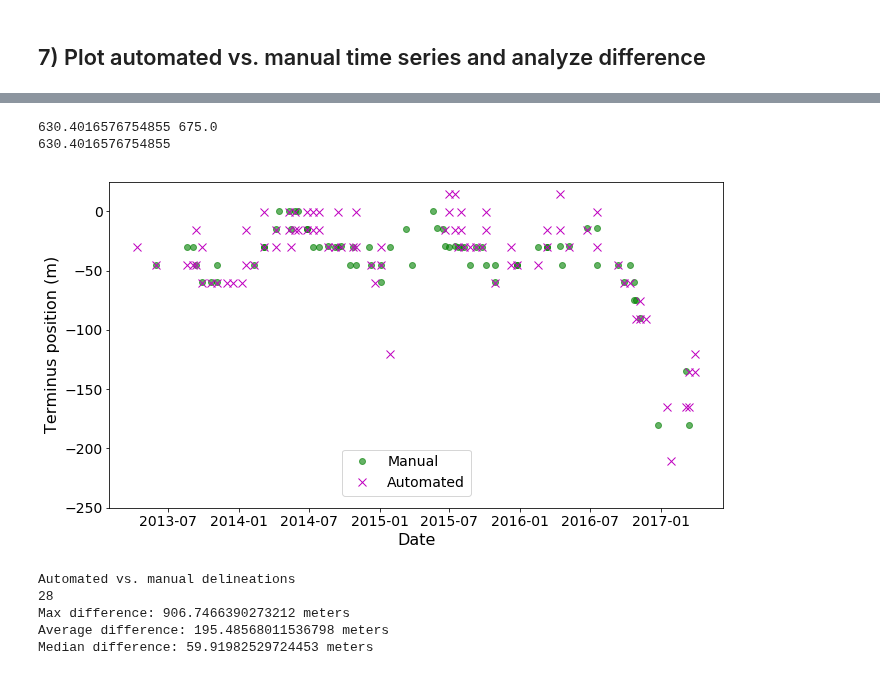
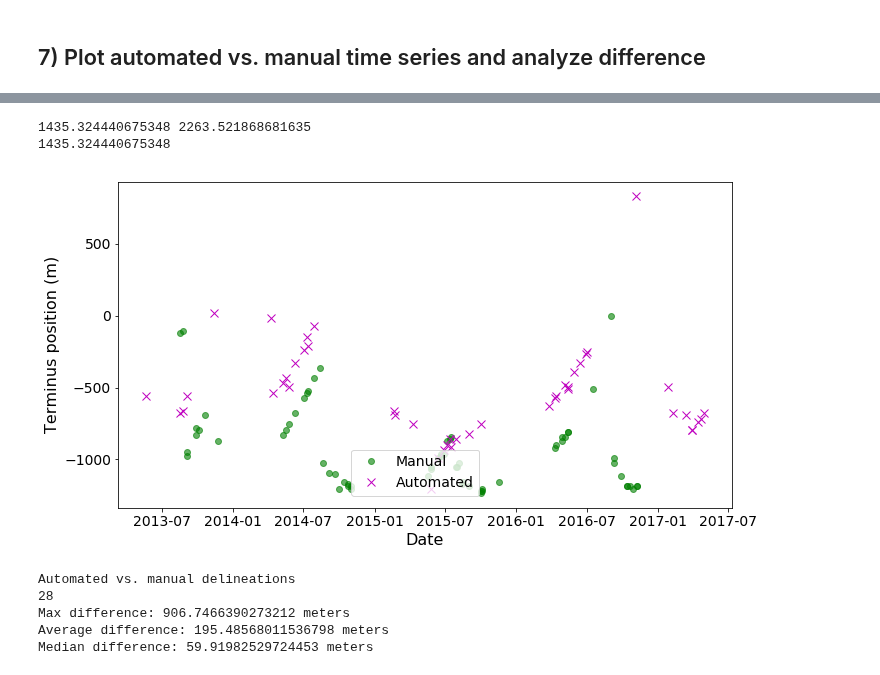
Before and after one commit to jukesliu/automated-glacier-terminus, a Jupyter notebook: Manual_delineations.ipynb, the cells around one changed output, grey strips where cells are left out. Saved outputs shown, nothing was run; the diff lists cells and outputs as text; code cells hidden in the pictures.

```diff
--- a/Manual_delineations.ipynb
+++ b/Manual_delineations.ipynb
@@ -735,7 +735,7 @@ Median difference: 16.11235246711317 meters
 # %% [markdown]
 ## 6) Plot manual terminus position time series
 # %%
-BOI = '120'
+BOI = '259'
 df = manual_df[manual_df['BoxID']==BOI].copy()
 # df
 # %%
@@ -805,7 +805,7 @@ ls8_df.head()
 
 # # #grab max terminus position across both
 max_tpos_man = np.max(list(ls8_df['tpos50']))#+(2*15.0)
-max_tpos_auto = np.max(list(auto_df['term_position']))+15.0
+max_tpos_auto = np.max(list(auto_df['tpos']))
 # max_Y = np.max([max_tpos_man, max_tpos_auto])
 max_Y = max_tpos_man
 # # max_tpos_man = 0
@@ -813,38 +813,38 @@ max_Y = max_tpos_man
 print(max_tpos_man, max_tpos_auto)
 print(max_Y)
 # %% [output]
-630.4016576754855 675.0
-630.4016576754855
+1435.324440675348 2263.521868681635
+1435.324440675348
 # %%
 fig, ax1 = plt.subplots(figsize=(11,6))
 # ax1.plot(ls8_df['datetimes'], np.array(ls8_df['term_position']) - max_tpos_man, 'go', markersize='5', alpha=0.6)
 ax1.plot(ls8_df['datetimes'],np.array(ls8_df['tpos50']) - max_Y, 'go', markersize='6', alpha=0.6)
 ax1.set_ylabel('Terminus position (m)', color='k', fontsize=16)
 
 #Automated time series
 # ax2 = ax1.twinx()
 # ax1.plot(auto_df['datetimes'], np.array(auto_df['term_position'])+15, 'mx', markersize='8', alpha=1)
 # ax1.plot(auto_df['datetimes'], np.array(auto_df['tpos'])- max_Y, 'mx', markersize='10', alpha=1)
-ax1.plot(auto_df['datetimes'], np.array(auto_df['term_position'])+15 - max_Y, 'mx', markersize='8', alpha=1)
+ax1.plot(auto_df['datetimes'], np.array(auto_df['tpos'])- max_Y, 'mx', markersize='8', alpha=1)
 # ax2.set_ylabel('Auto terminus position (m)', color = 'k', fontsize=12)
 # ax2.get_yaxis().set_visible(False)
 
 #GENERAL PLOT PARAMETERS
 # ax1.set_title("Box"+BOI, fontsize=16)
 ax1.set_xlabel('Date', fontsize=16)
-ax1.set_ylim(-250, 25)
+# ax1.set_ylim(-250, 25)
 ax1.tick_params(axis='both', which='major', labelsize=14)
 # ax2.tick_params(axis='both', which='major', labelsize=12)
 fig.legend(['Manual', 'Automated'], bbox_to_anchor=(0.6,0.2), bbox_transform=ax1.transAxes, fontsize=14)
 # fig.legend(['Manual', 'Automated'], fontsize=12)
 
 #SAVE FIGURE
 # plt.title("Box"+BOI)
 # plt.grid()
 plt.savefig("/media/jukes/jukes1/Manual/Manual_vs_automated_Box"+BOI+".png", dpi=500)
 plt.show()
 # %% [output]
-[figure, old version]
+[figure, new version]
 # %%
 comparison_df = pd.merge(auto_df.drop(['BoxID', 'changerate','Order'], axis=1), ls8_df.drop(['Line_x', 'Line_y', 'BoxID'], axis=1), how='inner', on='datetimes')
 comparison_df = comparison_df.dropna()
```
